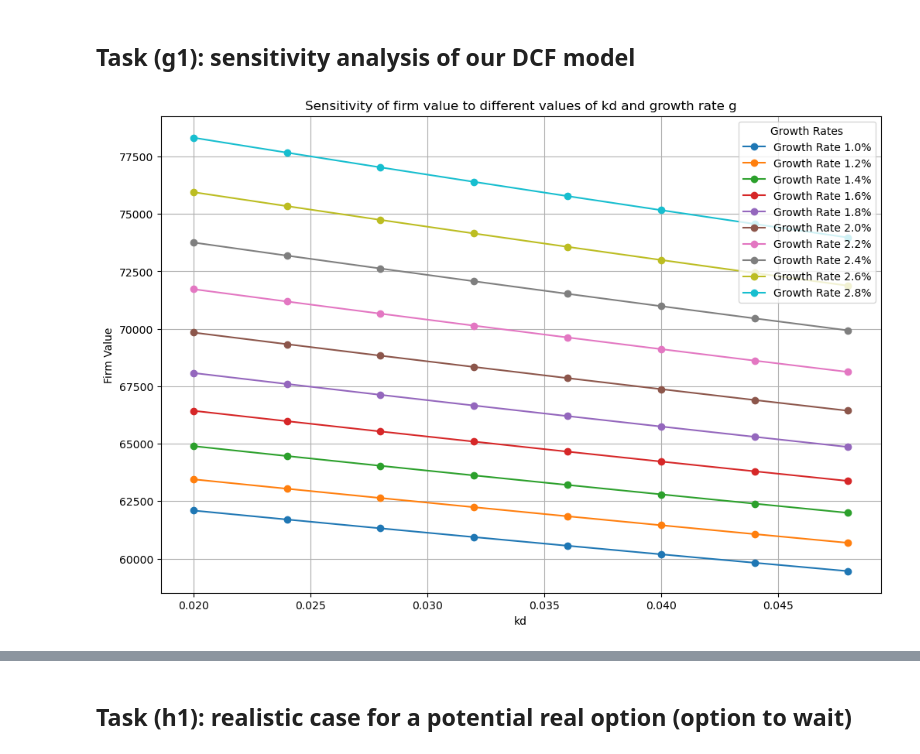
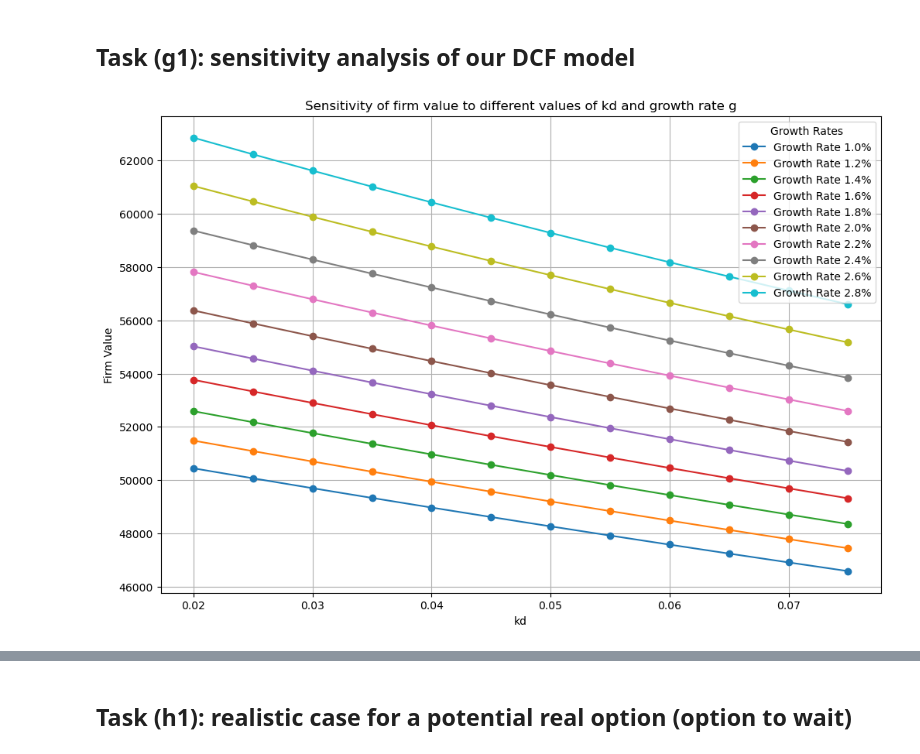
Before and after one commit to Japulgarin/Advanced-Corporate-Finance, a Jupyter notebook: ACF_assignment.ipynb, the cells around one changed output, grey strips where cells are left out. Cells and saved outputs as stored; diff of their text form; code cells hidden in the pictures.

Commit message:
more updates to group task for growth rate, individual tasks not updated

```diff
--- a/ACF_assignment.ipynb
+++ b/ACF_assignment.ipynb
@@ -180,9 +175,9 @@ df_final_result_updated
 # %% [markdown]
 ## Task (a): terminal value
 # %%
-# We'll assume an 8% discount rate (r = 0.08) and growth rate g = 0.02 and then calculate terminal value as V = X / (r-g)
-discount_rate = 0.08
-growth_rate = 0.02
+# We'll assume an 8.1% discount rate (r = 0.081) and growth rate g = 0.024 and then calculate terminal value as V = X / (r-g)
+discount_rate = 0.081
+long_term_growth_rate = 0.024
 year_terminal = 2030
 last_hist_year = df_hist["Year"].max()
 
@@ -191,7 +186,7 @@ fcf_2030 = df_final_result_updated.loc[df_final_result_updated["Year"] == year_t
 
 
 # Next, we calculate terminal value
-terminal_value_2030 = fcf_2030 / (discount_rate-growth_rate)
+terminal_value_2030 = fcf_2030 / (discount_rate-long_term_growth_rate)
 
 n = year_terminal - last_hist_year
 
@@ -457,12 +452,12 @@ WACC: 0.0773
 # %%
 levered_beta = 0.7395
 S = 62651 # market cap 2023
-D = 10049.77 # market value of debt 2023
+D = market_value_debt # market value of debt 2023
 risk_free_rate = 0.02478
 eff_t = 0.30 # effective tax rate assumption
 
 # Here I calculate cost of equity using the levered beta and the CAPM formula, this time including eff_t
 unlevered_beta = levered_beta / (1 + (1 - eff_t) * (D / S))
 ks = risk_free_rate + unlevered_beta * market_risk_premium
-print(f"Cost of Equity (ks) with fixed debt amount assumption: {ks:.4f}")
+print(f"Cost of Equity (ks) with fixed debt amount assumption: {ks*100:.4f}%")
 # %% [output]
@@ -472,7 +467,7 @@ Cost of Equity (ks) with fixed debt amount assumption: 0.0896
 S = 62651
 D = market_value_debt
 eff_t = 0.30
-ks = 0.0896
+ks = ks
 
 def calculate_ku(ks, Kd, eff_t, D, S):
     numerator = ks + Kd * (1 - eff_t) * (D / S)
@@ -481,5 +476,5 @@ def calculate_ku(ks, Kd, eff_t, D, S):
     return ku
 
 ku = calculate_ku(ks, Kd, eff_t, D, S)
-print(f"Unlevered Cost of Equity (ku): {ku:.4f}")
+print(f"Unlevered Cost of Equity (ku): {ku*100:.4f}%")
 # %% [output]
@@ -487,6 +482,6 @@ Unlevered Cost of Equity (ku): 0.0831
 # %%
 # This is a function we define to calculate the firm value using the APV approach with fixed debt amount
-def calculate_firm_value(fcf, terminal_value, ku, tc, D, c, rf):
+def calculate_firm_value(fcf, terminal_value, ku, tc, C, rf):
     years = np.arange(1, len(fcf) + 1)
 
     pv_fcf = np.sum([fcf[i] / (1 + ku)**years[i] for i in range(len(fcf))]) # PV of FCFs (2024-2030)
@@ -495,7 +490,7 @@ def calculate_firm_value(fcf, terminal_value, ku, tc, D, c, rf):
 
     total_pv_fcfs = pv_fcf + pv_terminal_value  # total PV of FCFs
 
-    tax_shields = [(tc * c) / ((1 + rf)**year) for year in years]
+    tax_shields = [(tc * C) / ((1 + rf)**year) for year in years]
 
     pv_tax_shield = np.sum(tax_shields) # sum of PV of tax shields
 
@@ -504,14 +499,13 @@ def calculate_firm_value(fcf, terminal_value, ku, tc, D, c, rf):
     return firm_value
 
 # This is input data
-fcf = [2777.6815, 2903.721781, 3035.06028, 3173.063108, 3676.780069, 4260.461016, 4936.800061]  # FCFs 2024-2030
-ku = 0.0831  # unlevered cost of equity
-terminal_value = last_fcf / (ku - growth_rate)
+ku = ku  # unlevered cost of equity
+terminal_value = (last_fcf*(1 + long_term_growth_rate)) / (ku - long_term_growth_rate)
 tc = 0.30  # tax rate
-D = 10049.77  # market value of debt (in million EUR)
-c = 253  # interest expense (in million EUR)
+D = market_value_debt  # market value of debt (in million EUR)
+C = 253  # interest expense 2023 (in million EUR)
 rf = 0.02478  # risk-free rate
 
-firm_value = calculate_firm_value(fcf, terminal_value, ku, tc, D, c, rf)
-print(f"Total Firm Value with APV aproach assuming fixed debt amount: €{firm_value:,.2f} million")
+firm_value = calculate_firm_value(fcf, terminal_value, ku, tc, C, rf)
+print(f"Total Firm Value with APV aproach assuming fixed debt amount: €{firm_value:,.4f} million")
 # %% [output]
@@ -804,11 +785,11 @@ The extended WACC approach adjusts the discount rate to reflect the firm's defau
 # %%
 import matplotlib.pyplot as plt
 
-fcf = [2777.6815, 2903.721781, 3035.06028, 3173.063108, 3676.780069, 4260.461016, 4936.800061]  # FCFs 2024-2030
+fcf = np.array(df_final_result_updated ["FCF"].values) # FCFs 2024-2030
 d = 10049.77  # market value of debt 2023
 t = 0.3  # tax rate
 s = 62651  # market cap for 2023
-ks = 0.0869  # cost of equity from task (c) with constant debt ratio assumption
+ks = 0.086931 # cost of equity from task (c) with constant debt ratio assumption
 
 v = s + d  # total firm value
 weight_equity = s / v
@@ -816,7 +797,7 @@ weight_debt = d / v
 
 # I define a range for sensitivity analysis parameters
 growth_rate_range = np.arange(0.01, 0.03, 0.002)  # growth rate from 1% to 3% with 0.2% increments
-kd_range = np.arange(0.02, 0.05, 0.004)  # kd from 2% to 5% with 0.4% increments
+kd_range = np.arange(0.02, 0.08, 0.005)  # kd from 2% to 8% with 0.5% increments
 
 results = []
 
@@ -829,34 +810,34 @@ for g in growth_rate_range:
             firm_value = np.nan  # wacc has to be not <= g
         else:
             discounted_fcf = [fcf[i] / (1 + wacc_scenario)**(i + 1) for i in range(len(fcf))]
             discounted_terminal = (fcf[-1]) / (wacc_scenario - g) / (1 + wacc_scenario)**len(fcf)
 
             firm_value = sum(discounted_fcf) + discounted_terminal
 
         results.append({
             'Growth Rate': g,
             'kd': kd_scenario,
             'Firm Value': firm_value
         })
 
 df_results = pd.DataFrame(results).dropna()
 
 # Then I plot the results
 plt.figure(figsize=(12, 8))
 for g in growth_rate_range:
     subset = df_results[df_results['Growth Rate'] == g]
     if subset.empty:
         continue
     plt.plot(subset['kd'], subset['Firm Value'], marker='o', label=f'Growth Rate {g*100:.1f}%')
 
 plt.title('Sensitivity of firm value to different values of kd and growth rate g')
 plt.xlabel('kd')
 plt.ylabel('Firm Value')
 plt.legend(title='Growth Rates')
 plt.grid(True)
 plt.show()
 # %% [output]
-[figure, old version]
+[figure, new version]
 # %%
 df_results
 # %% [output]
```
Also changed, not shown: parts of 24 cells of this notebook.
